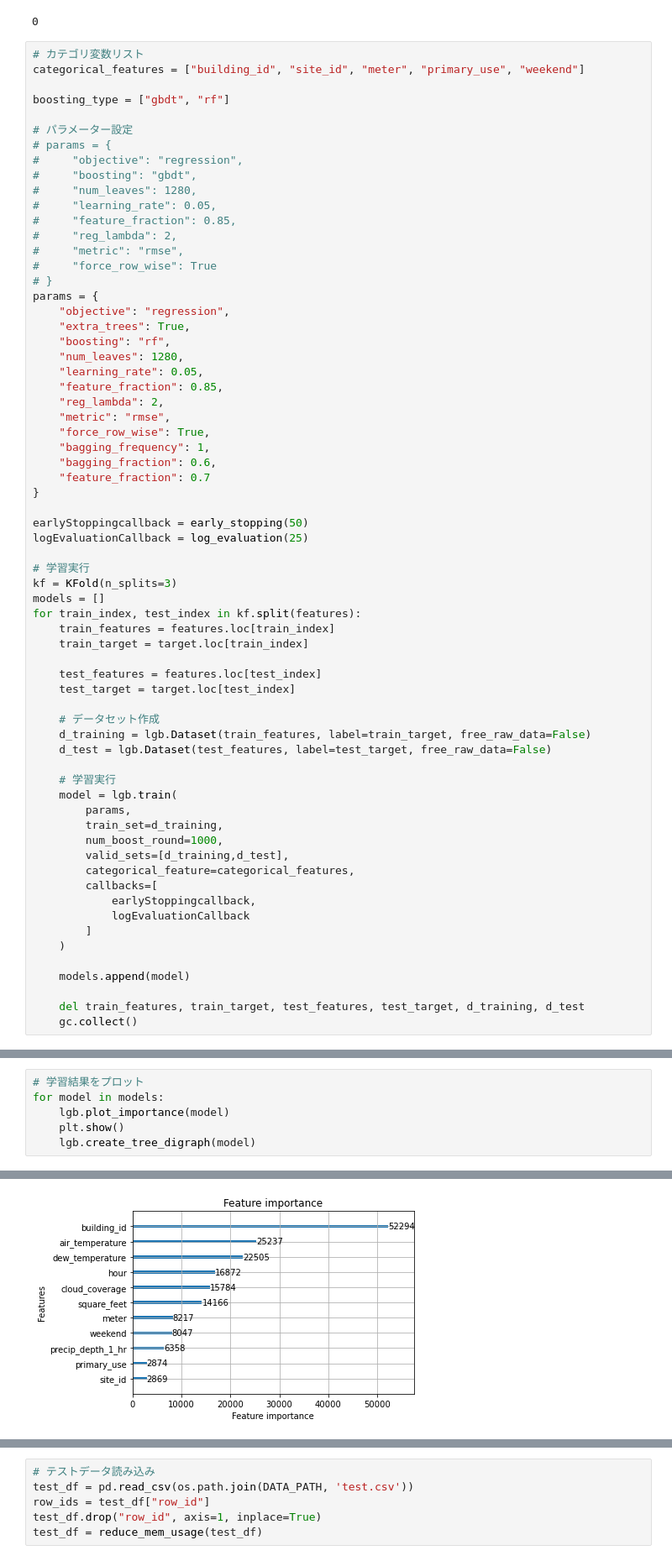
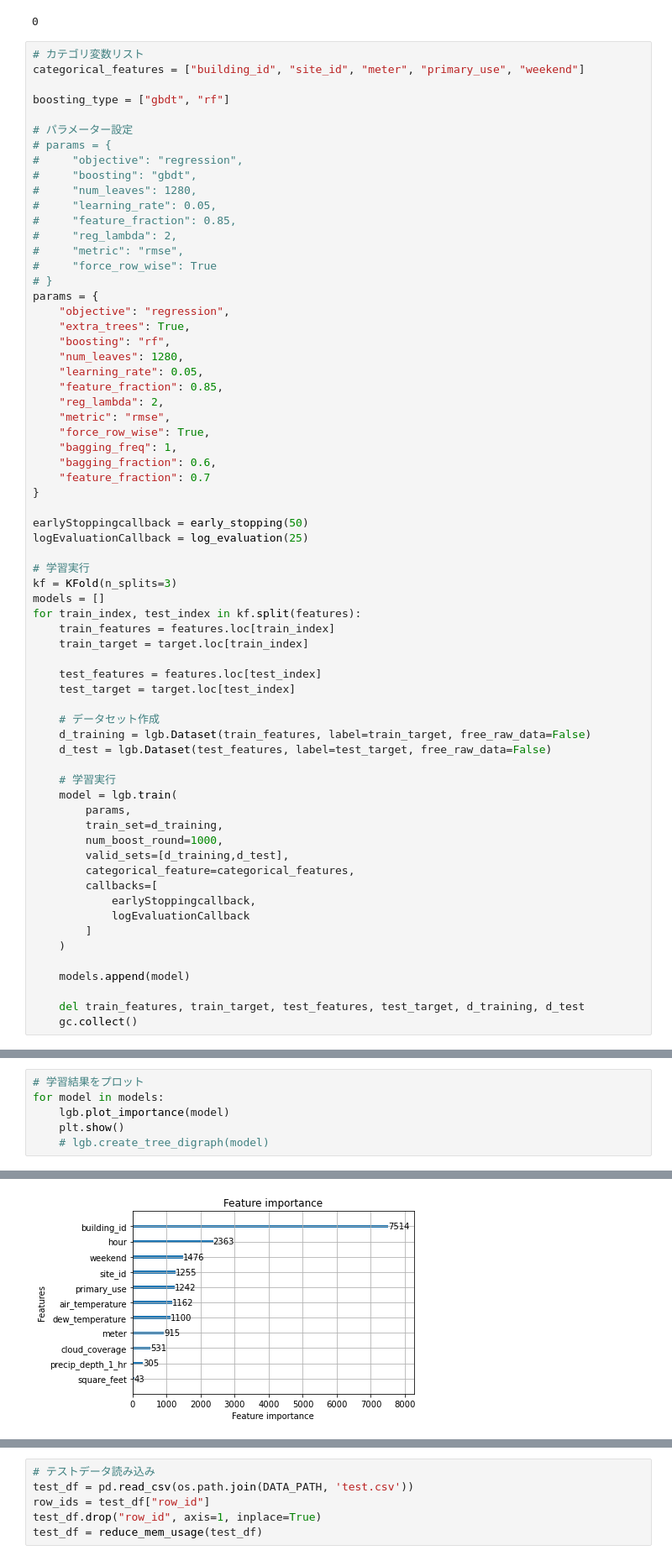
Before and after one commit to tmhrumt/ASHRAE---Great-Energy-Predictor-III, a Jupyter notebook: lightgbm.ipynb, the cells around one changed output, grey strips where cells are left out. Shown at 84% size. Saved outputs shown, nothing was run; the diff lists cells and outputs as text.

```diff
--- a/lightgbm.ipynb
+++ b/lightgbm.ipynb
@@ -276,7 +276,7 @@ params = {
     "reg_lambda": 2,
     "metric": "rmse",
     "force_row_wise": True,
-    "bagging_frequency": 1,
+    "bagging_freq": 1,
     "bagging_fraction": 0.6,
     "feature_fraction": 0.7
 }
@@ -331,5 +355,5 @@ gc.collect()
 for model in models:
     lgb.plot_importance(model)
     plt.show()
-    lgb.create_tree_digraph(model)
+    # lgb.create_tree_digraph(model)
 # %% [output]
@@ -337 +361 @@ for model in models:
-[figure, old version]
+[figure, new version]
```
Also changed, not shown: parts of 5 cells of this notebook.
